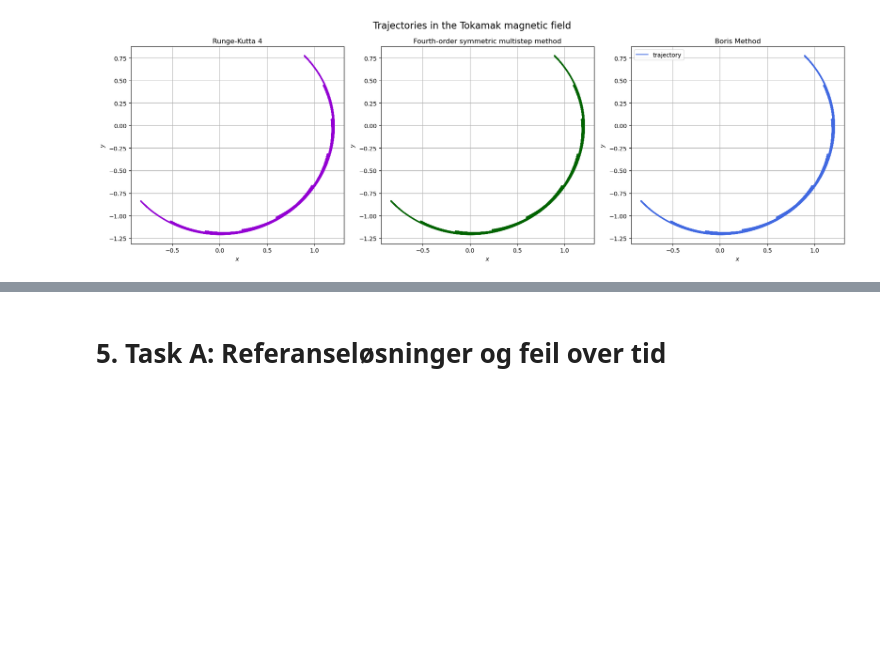
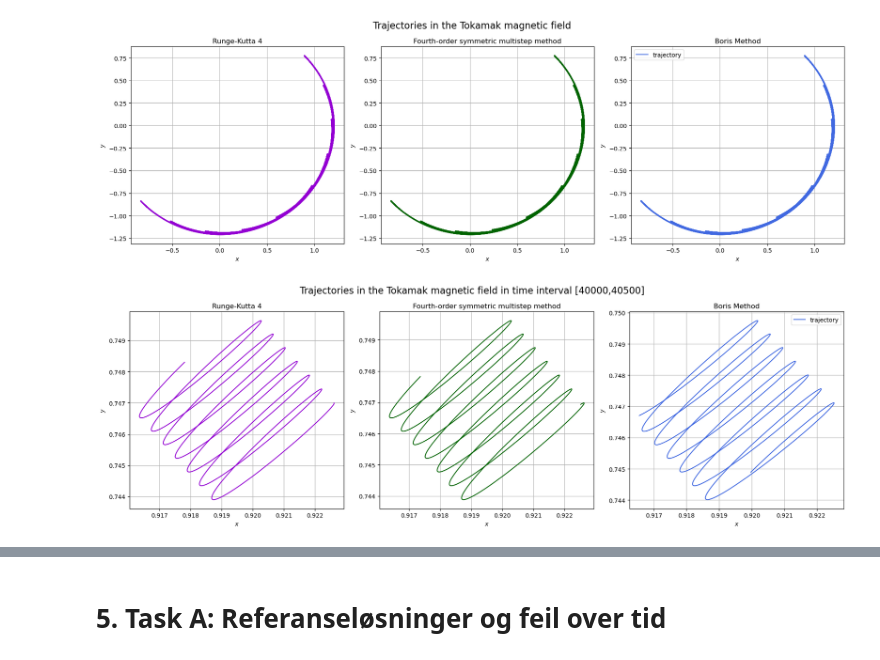
Before and after one commit to emilieklaussen/Nummat-prosjekt-2, a Jupyter notebook: prosjekt2_sortert.ipynb, the cells around one changed output, grey strips where cells are left out. Saved outputs shown, nothing was run; the diff lists cells and outputs as text; code cells hidden in the pictures; blank space fills up the shorter version.

```diff
--- a/prosjekt2_sortert.ipynb
+++ b/prosjekt2_sortert.ipynb
@@ -415,6 +413,37 @@ plt.tight_layout()
 plt.show()
 # %% [output]
 [figure]
+# %%
+#Zoom in on smaller time interval
+fig, axes = plt.subplots(1, 3, figsize=(18, 6))
+
+#RK4
+axes[0].plot(x_arr_tokamak[:, 0][40000:40500], x_arr_tokamak[:, 1][40000:40500], color="darkviolet")
+axes[0].set_xlabel(r"$x$")
+axes[0].set_ylabel(r"$y$")
+axes[0].set_title("Runge-Kutta 4")
+axes[0].grid(True)
+
+#FOSMM
+axes[1].plot(x2_seline[0, :][40000:40500], x2_seline[1, :][40000:40500], color="darkgreen")
+axes[1].set_xlabel(r"$x$")
+axes[1].set_ylabel(r"$y$")
+axes[1].set_title("Fourth-order symmetric multistep method")
+axes[1].grid(True)
+
+#Boris
+axes[2].plot(x_array_boris_toko[0][40000:40500], x_array_boris_toko[1][40000:40500], label="trajectory", color="royalblue")
+axes[2].set_xlabel(r"$x$")
+axes[2].set_ylabel(r"$y$")
+axes[2].set_title("Boris Method")
+axes[2].legend()
+axes[2].grid(True)
+
+fig.suptitle("Trajectories in the Tokamak magnetic field in time interval [40000,40500]", fontsize=16)
+plt.tight_layout()
+plt.show()
+# %% [output]
+[figure, added]
 # %%
 #Alle Tokamak-baner i R-x3-planet ved siden av hverandre
 fig, axes = plt.subplots(1, 3, figsize=(18, 6))
```
Also changed, not shown: parts of 14 cells of this notebook.
